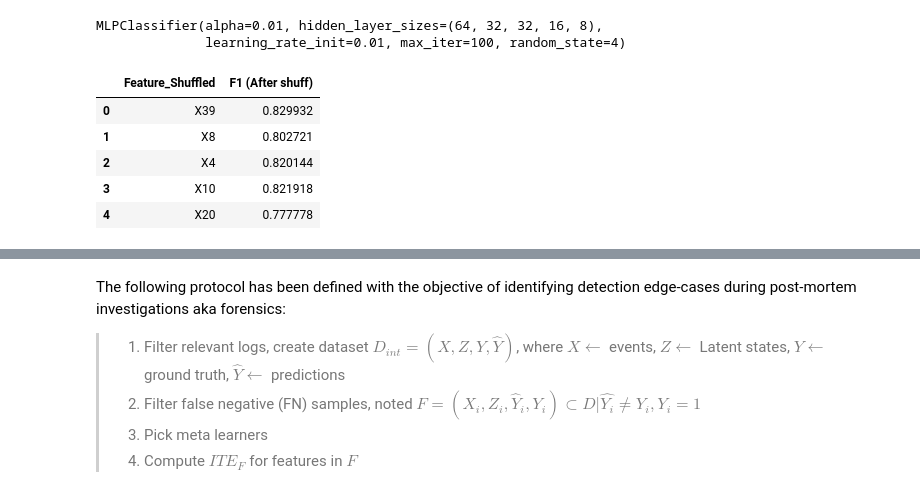
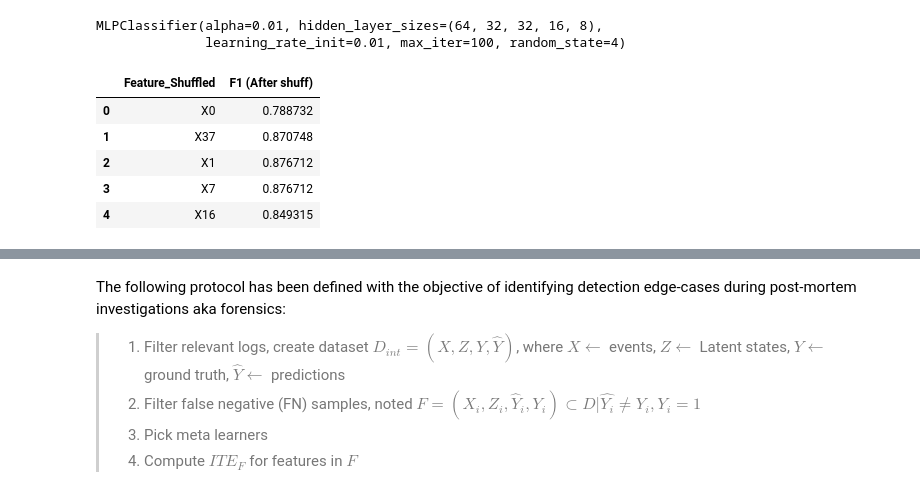
Before and after one commit to mbdlrocks/PhD_Replication_Package, a Jupyter notebook: Causal-Hidden-Markov-Model (CHMM)/Replication-Code.ipynb, the cells around one changed output, grey strips where cells are left out. Drawn from its saved outputs; the diff is of its cells as text; code cells hidden in the pictures.

```diff
--- a/Causal-Hidden-Markov-Model (CHMM)/Replication-Code.ipynb
+++ b/Causal-Hidden-Markov-Model (CHMM)/Replication-Code.ipynb
@@ -1400,0 +1085,14 @@ rdf.head()
+# %%
+#
+# MODIFIED : DO NOT APPLY ABS() TO SHAP VALUES
+#
+
+# 3. Compute average rank of each feature between (inverted) do(X=x) and SHAP
+
+shap_v = (sl_dnn_shap_values.values).mean(axis=0)
+shap_v = shap_v[:45]
+n = test[X].columns
+n = n[:45]
+
+rdf = pd.DataFrame({'Feature': n, 'SHAP': shap_v})
+rdf.head()
@@ -1423,0 +1209,3 @@ rdf.to_csv('Exports/VANILLA_MLP_SPURIOUS_CANDIDATES.csv', index=False)
+# %%
+rdf = rdf.rename(columns={'W_X': 'Mean'}) # lazy
+rdf.head()
@@ -1427,7 +1222,7 @@ from pandas.testing import assert_frame_equal
 # %%
 # Suffle for spur_candidates
 
-rdf = rdf.sort_values(by='Mean', ascending=True)
+rdf = rdf.sort_values(by='Mean', ascending=False) # Change ascend mode
 rdf.reset_index(inplace=True, drop=True)
 
 spur_candidate = []
@@ -1906,5 +1735,5 @@ plt.show()
 # %%
-data = pd.read_csv('Exports/TOP20_SHUFFLED_FINAL_SCORES.csv')
+data = pd.read_csv('Exports/WV2_TOP20_SHUFFLED_FINAL_SCORES.csv')
 # %%
 avg_f1_gain = sum(data["Delta F1"])/len(data["Delta F1"])
 print(f'F1 Gain                      : {avg_f1_gain:.4f}')
@@ -2026,12 +1875,26 @@ def greedy_solver(model, max_iterations):
         rdf = pd.DataFrame({'Feature': n, 'SHAP': shap_v})
 
         # Compute (1-SHAP+doX)/2
+        #rdf['doX'] = opt_df['doX']
+        #lm = []
+        #for index, row in rdf.iterrows():
+        #    mean = ((row['SHAP'])+(1-row['doX']))/2
+        #    lm.append(mean)
+        #rdf['Coeff']=lm
+
+        # Top N values returned are the candidates
         rdf['doX'] = opt_df['doX']
         lm = []
+
         for index, row in rdf.iterrows():
-            mean = ((row['SHAP'])+(1-row['doX']))/2
-            lm.append(mean)
+            phi_x = row['SHAP']
+            P_Y_do_X = row['doX']
+            phi_scaled = sigmoid(phi_x)
+            w = (P_Y_do_X - phi_scaled) ** 2
+            lm.append(w)
+
         rdf['Coeff']=lm
+        #rdf.sort_values(by="W_X", ascending=False).head()
 
         # Shuffle values
         for i in range(len(rdf.sort_values(by='Coeff', ascending=False)['Feature'])):
@@ -2043,38 +1906,38 @@ def greedy_solver(model, max_iterations):
 
         val_ft_shuffle = list(odf[ft_shuffle])
         count = 1
-        while count < 100:
+        while count < 5:
             random.shuffle(val_ft_shuffle)
             count += 1
         odf[ft_shuffle] = val_ft_shuffle
 
         # Replace initial model with new model
         X_biased = odf.drop('Y',axis=1).values
         y_biased = odf['Y'].astype(int).values
         X_train_biased,X_test_biased,y_train_biased,y_test_biased = train_test_split(X_biased,y_biased,random_state=0)
 
         model = MLPClassifier(solver='adam', activation='relu',alpha=1e-2,hidden_layer_sizes=(64,32,32,16,8), random_state=4,max_iter=100, learning_rate_init=.01)
         model.fit(X_train_biased, y_train_biased)
 
         # Get model perf
         f1 = metrics.f1_score(y_test, model.predict(X_test))
         f1l.append(f1)
 
         i+=1
 
     # Return results
     results['Feature_Shuffled'] = ftshufl
     results['F1 (After shuff)'] = f1l
     return results
 
 # Run
 solverdf = greedy_solver(mlp, 20)
 solverdf.head()
 # %% [output]
 |  | Feature_Shuffled | F1 (After shuff) |
-| 0 | X39 | 0.829932 |
-| 1 | X8 | 0.802721 |
-| 2 | X4 | 0.820144 |
-| 3 | X10 | 0.821918 |
-| 4 | X20 | 0.777778 |
+| 0 | X0 | 0.788732 |
+| 1 | X37 | 0.870748 |
+| 2 | X1 | 0.876712 |
+| 3 | X7 | 0.876712 |
+| 4 | X16 | 0.849315 |
 # %%
```
Also changed, not shown: parts of 48 cells of this notebook.
